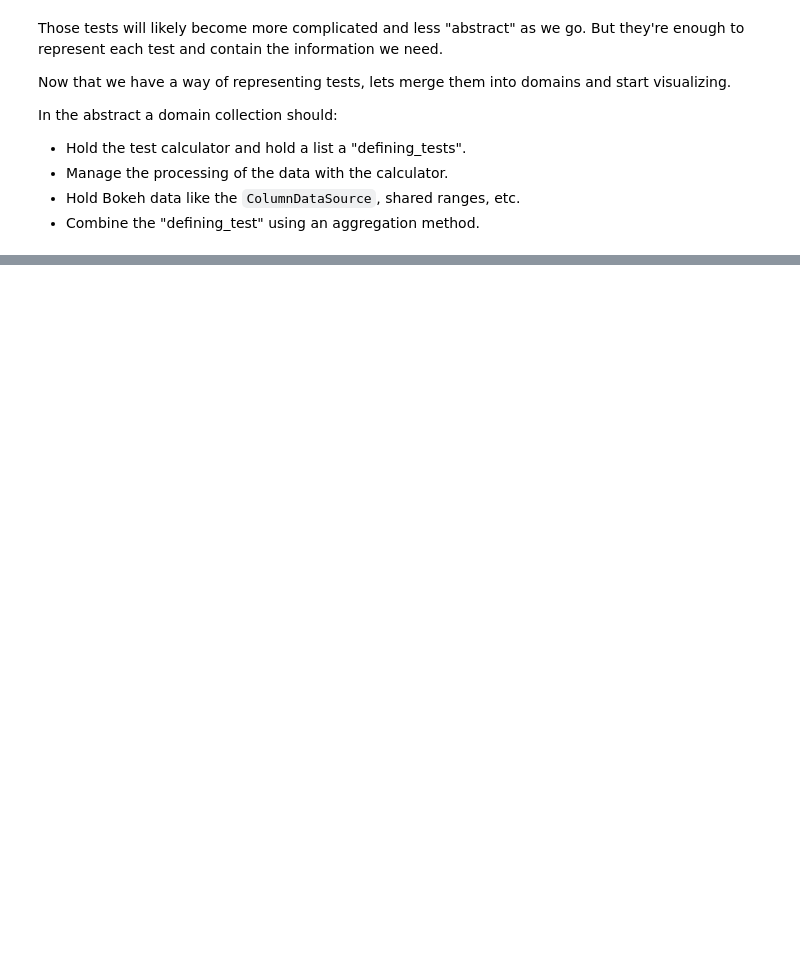
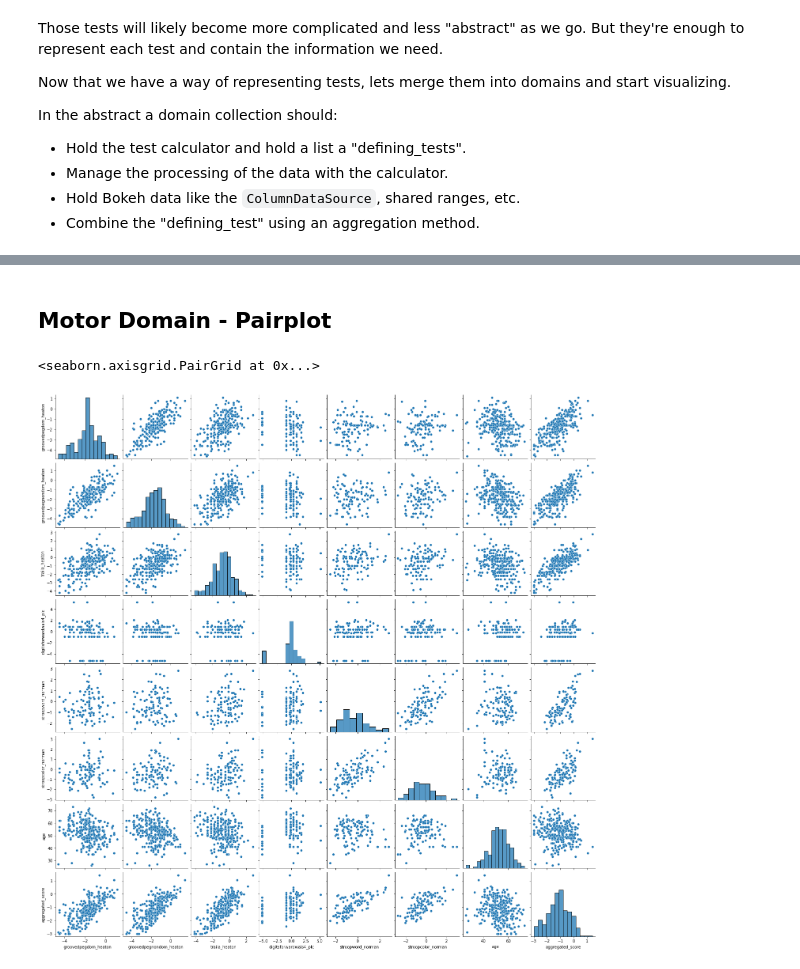
Before and after one commit to JudoWill/autoneuro, a Jupyter notebook: 03_domains.ipynb, the cells around one changed output, grey strips where cells are left out. Drawn from its saved outputs; the diff is of its cells as text; code cells hidden in the pictures; blank space fills up the shorter version.

```diff
--- a/03_domains.ipynb
+++ b/03_domains.ipynb
@@ -354,0 +400,29 @@ ax.axhline(-2, linestyle = '--', color = 'k')
+# %%
+#export
+
+from autoneuro.batteries import GroovedPegBoardBattery, TrailABattery, \
+StroopBattery, WAIS4DigitSymbolBattery
+
+class MotorDomain(AbstractDomain):
+
+    @staticmethod
+    def from_defaults(root_data = 'data/'):
+
+        batteries = [GroovedPegBoardBattery.from_defaults(),
+                     TrailABattery.from_defaults(),
+                     WAIS4DigitSymbolBattery.from_defaults(),
+                     StroopBattery.from_defaults(final_cols = ['stroopword_norman', 'stroopcolor_norman'])
+                    ]
+
+
+        return MotorDomain(batteries)
+# %%
+motor_domain = MotorDomain.from_defaults()
+motor_domain.load_data(map_neuro)
+# %% [markdown]
+## Motor Domain - Pairplot
+# %%
+motor_domain.build_pairplot()
+# %% [output]
+<seaborn.axisgrid.PairGrid at 0x...>
+[figure, added]
```
Also changed, not shown: parts of 80 cells of this notebook, 59 other files.
